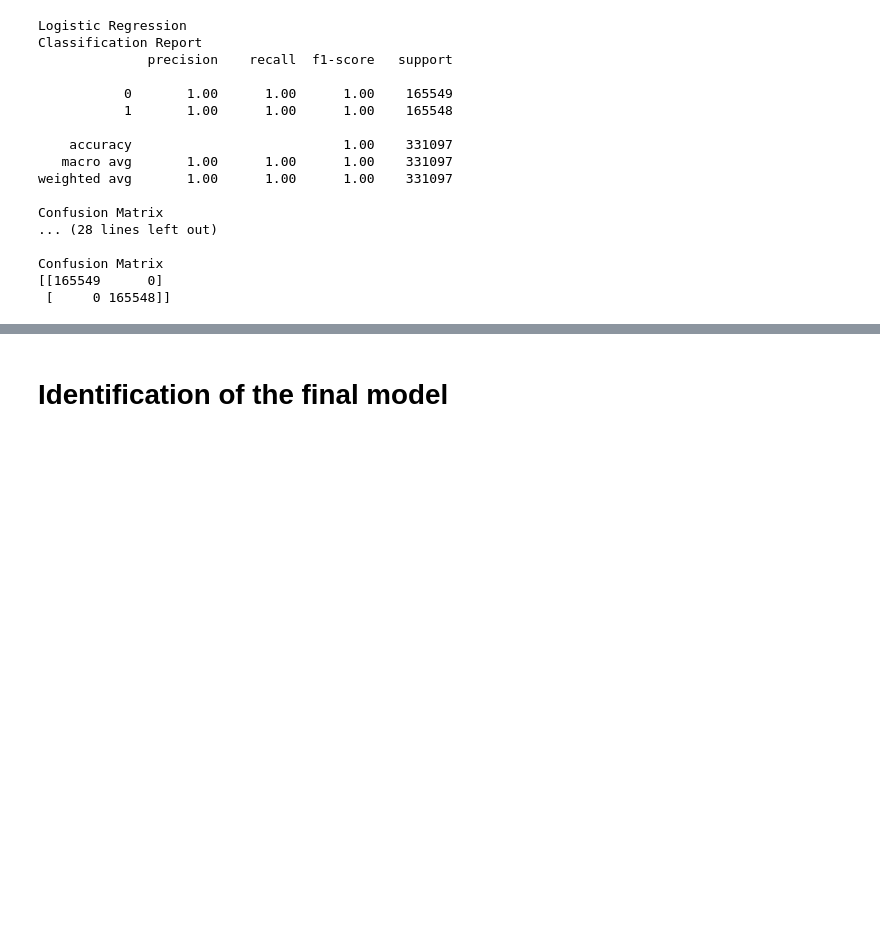
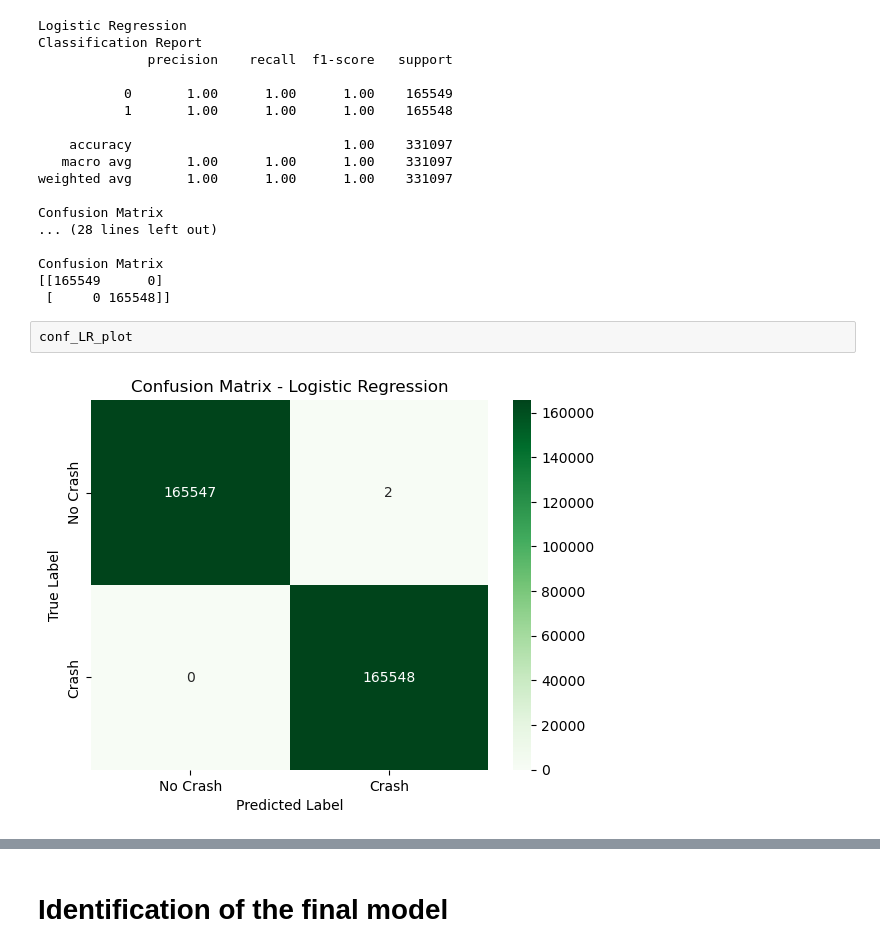
Before and after one commit to August-JF-Perez/AugustP_Crash_Location_Characterization, a Jupyter notebook: Capstone_3_Everything.ipynb, the cells around one changed output, grey strips where cells are left out. Drawn from its saved outputs; the diff is of its cells as text; blank space fills up the shorter version.

```diff
--- a/Capstone_3_Everything.ipynb
+++ b/Capstone_3_Everything.ipynb
@@ -4297,3 +4345,7 @@ Confusion Matrix
 Confusion Matrix
 [[165549      0]
  [     0 165548]]
+# %%
+conf_LR_plot
+# %% [output]
+[figure, added]
```
Also changed, not shown: parts of 30 cells of this notebook, 3 other files.
